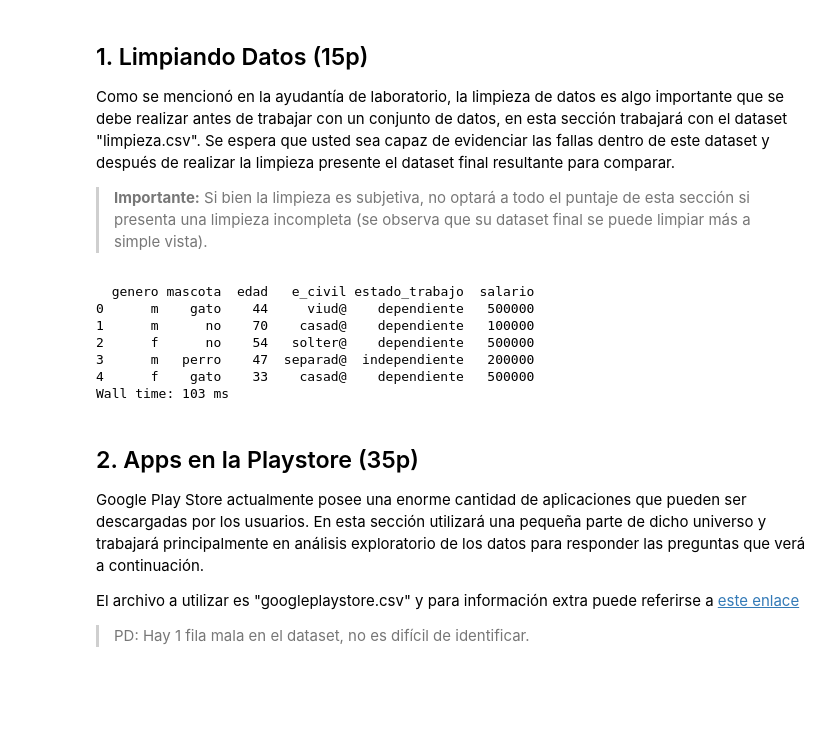
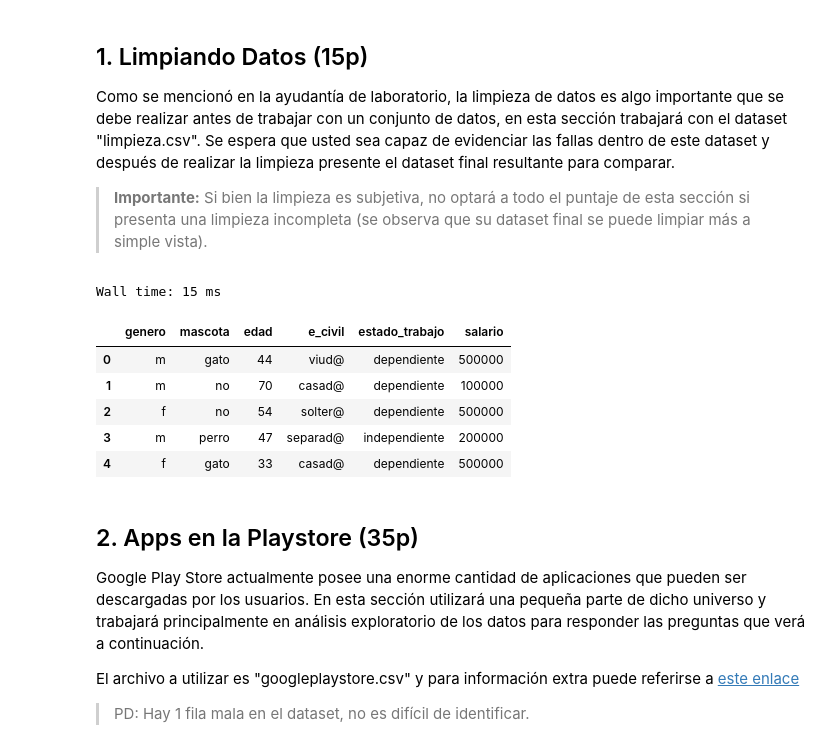
Before and after one commit to Lirlisa/estaca-lab1, a Jupyter notebook: Laboratorio 1.ipynb, the cells around one changed output. Saved outputs shown, nothing was run; the diff lists cells and outputs as text; code cells hidden in the pictures; blank space fills up the shorter version.

```diff
--- a/Laboratorio 1.ipynb
+++ b/Laboratorio 1.ipynb
@@ -33,35 +33,35 @@ Como se mencionó en la ayudantía de laboratorio, la limpieza de datos es algo
 # %%
 %%time
 import pandas as pd
 
 def codidifcar_genero(gen):
     # Codificacion para la columna "genero"
     if gen in {'hombre', 'masculino'}:
         return 'm'
     return 'f'
 
 # Se crea el Dataframe
-df = pd.read_csv("limpieza.csv")
+dataset = pd.read_csv("limpieza.csv")
 
 # Se separa la columna "trabajo" en "estado_trabajo" y "salario". Luego se elimina "trabajo".
-df[['estado_trabajo', 'salario']] = df.trabajo.str.split('/', expand=True)
-df['salario'] = df.salario.apply(lambda sal: sal.replace('$', '')).astype(int)
-df = df.drop("trabajo", axis=1)
+dataset[['estado_trabajo', 'salario']] = dataset.trabajo.str.split('/', expand=True)
+dataset['salario'] = dataset.salario.apply(lambda sal: sal.replace('$', '')).astype(int)
+dataset = dataset.drop("trabajo", axis=1)
 
 # Se dejan las columnas "genero" y "mascota" en minusculas y se hace una codificacion para la columna "genero".
-df['genero'] = df.genero.apply(lambda gen: gen.lower())
-df['mascota'] = df.mascota.apply(lambda mas: mas.lower())
-df['genero'] = df.genero.apply(codidifcar_genero)
+dataset['genero'] = dataset.genero.apply(lambda gen: gen.lower())
+dataset['mascota'] = dataset.mascota.apply(lambda mas: mas.lower())
+dataset['genero'] = dataset.genero.apply(codidifcar_genero)
 
-print(df.head())
+dataset.head()
 # %% [output]
-  genero mascota  edad   e_civil estado_trabajo  salario
-0      m    gato    44     viud@    dependiente   500000
-1      m      no    70    casad@    dependiente   100000
-2      f      no    54   solter@    dependiente   500000
-3      m   perro    47  separad@  independiente   200000
-4      f    gato    33    casad@    dependiente   500000
-Wall time: 103 ms
+Wall time: 15 ms
+|  | genero | mascota | edad | e_civil | estado_trabajo | salario |
+| 0 | m | gato | 44 | viud@ | dependiente | 500000 |
+| 1 | m | no | 70 | casad@ | dependiente | 100000 |
+| 2 | f | no | 54 | solter@ | dependiente | 500000 |
+| 3 | m | perro | 47 | separad@ | independiente | 200000 |
+| 4 | f | gato | 33 | casad@ | dependiente | 500000 |
 # %% [markdown]
 ## 2. Apps en la Playstore (35p)
 
```
Also changed, not shown: parts of 2 cells of this notebook.
